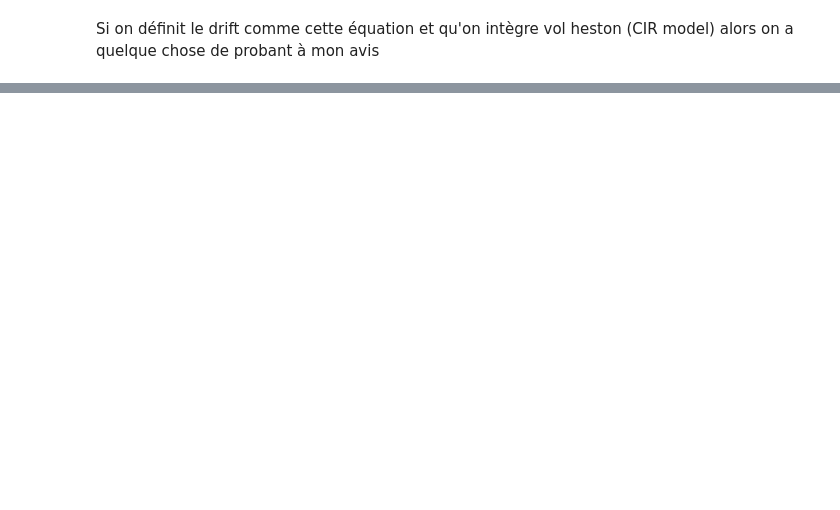
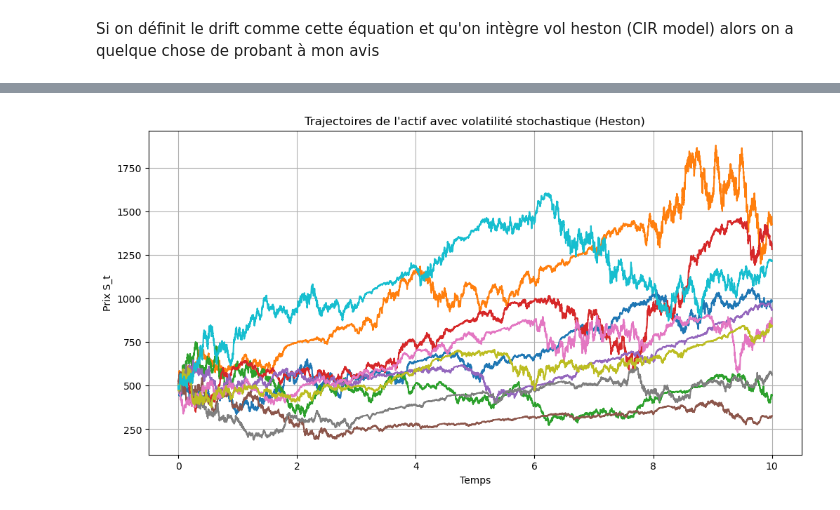
Before and after one commit to Guillaume-melis/Bictoin_price_modelisation, a Jupyter notebook: data_analysis.ipynb, the cells around one changed output, grey strips where cells are left out. Drawn from its saved outputs; the diff is of its cells as text; code cells hidden in the pictures; blank space fills up the shorter version.

```diff
--- a/data_analysis.ipynb
+++ b/data_analysis.ipynb
@@ -589,0 +624,46 @@ Si on définit le drift comme cette équation et qu'on intègre vol heston (CIR
+# %%
+# Paramètres du modèle Heston
+S0 = 500       # prix initial de l'actif
+v0 = 0.25     # variance initiale
+mu = 0.05      # drift de l'actif
+kappa = 1.0    # vitesse de réversion variance
+theta = 0.04   # niveau moyen variance
+sigma = 0.3    # volatilité de la variance
+rho = -0.7     # corrélation entre dW_S et dW_v
+
+T = 10          # horizon en années
+dt = 0.001
+N = int(T/dt)
+M = 10          # nombre de trajectoires
+
+# Initialisation
+S = np.zeros((M, N+1))
+v = np.zeros((M, N+1))
+S[:,0] = S0
+v[:,0] = v0
+t = np.linspace(0, T, N+1)
+
+# Simulation
+for i in range(N):
+    Z1 = np.random.randn(M)
+    Z2 = np.random.randn(M)
+    dW_v = np.sqrt(dt) * Z1
+    dW_S = np.sqrt(dt) * (rho*Z1 + np.sqrt(1-rho**2)*Z2)
+
+    # Variance (CIR-like)
+    v[:,i+1] = np.abs(v[:,i] + kappa*(theta - v[:,i])*dt + sigma*np.sqrt(v[:,i])*dW_v)
+
+    # Actif
+    S[:,i+1] = S[:,i] + mu*S[:,i]*dt + np.sqrt(v[:,i])*S[:,i]*dW_S
+
+# Tracé
+plt.figure(figsize=(12,6))
+for m in range(M):
+    plt.plot(t, S[m])
+plt.title("Trajectoires de l'actif avec volatilité stochastique (Heston)")
+plt.xlabel("Temps")
+plt.ylabel("Prix S_t")
+plt.grid(True)
+plt.show()
+# %% [output]
+[figure, added]
```
Also changed, not shown: parts of 27 cells of this notebook.
